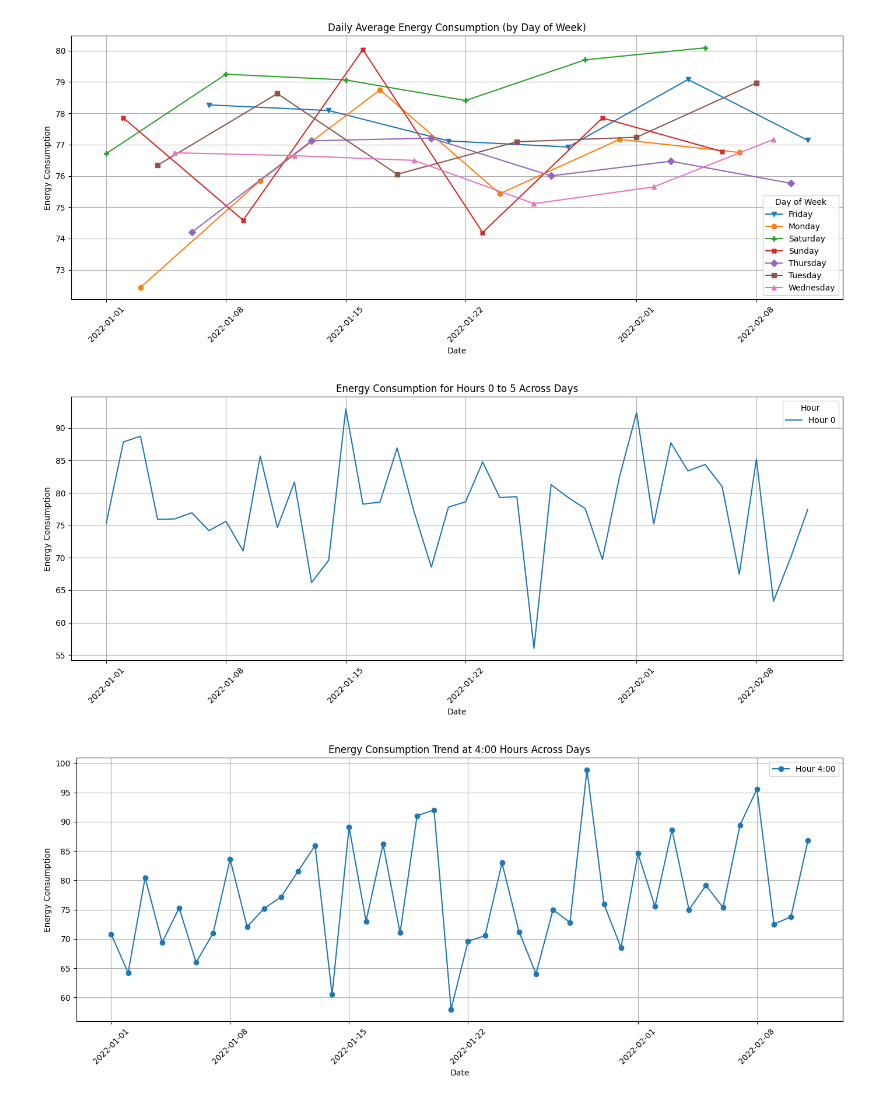
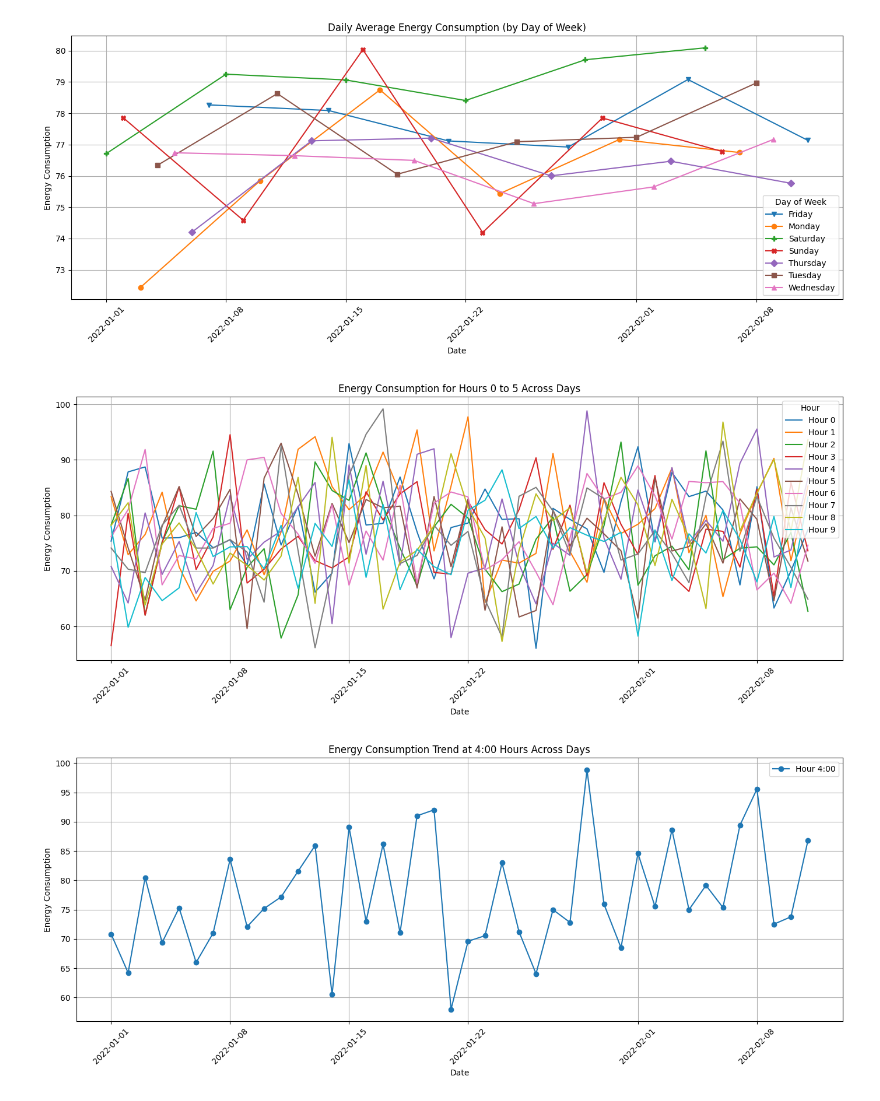
Before and after one commit to vijaivimu/TimeSeriesAnalysis, a Jupyter notebook: src/dataExploration.ipynb, the cells around one changed output. Saved outputs shown, nothing was run; the diff lists cells and outputs as text; code cells hidden in the pictures.

```diff
--- a/src/dataExploration.ipynb
+++ b/src/dataExploration.ipynb
@@ -264,35 +264,35 @@ plt.show()
 import matplotlib.pyplot as plt
 
 # Step 1: Extract hour and date
 df['Hour'] = df.index.hour
 df['DateOnly'] = df.index.date
 
 # Step 2: Filter only first 6 hours (0 to 5)
-early_hours = df[df['Hour'].isin(range(1))]
+early_hours = df[df['Hour'].isin(range(10))]
 
 # Step 3: Pivot to get each hour as a separate column
 pivot_df = early_hours.pivot_table(
     index='DateOnly',
     columns='Hour',
     values='EnergyConsumption',
     aggfunc='mean'
 )
 
 # Step 4: Plot
 plt.figure(figsize=(14,6))
 for hour in pivot_df.columns:
     plt.plot(pivot_df.index, pivot_df[hour], label=f'Hour {hour}')
 
 plt.title('Energy Consumption for Hours 0 to 5 Across Days')
 plt.xlabel('Date')
 plt.ylabel('Energy Consumption')
 plt.xticks(rotation=45)
 plt.grid(True)
 plt.legend(title='Hour')
 plt.tight_layout()
 plt.show()
 # %% [output]
-[figure, old version]
+[figure, new version]
 # %%
 import matplotlib.pyplot as plt
 
```
Also changed, not shown: parts of 1 cell of this notebook.
